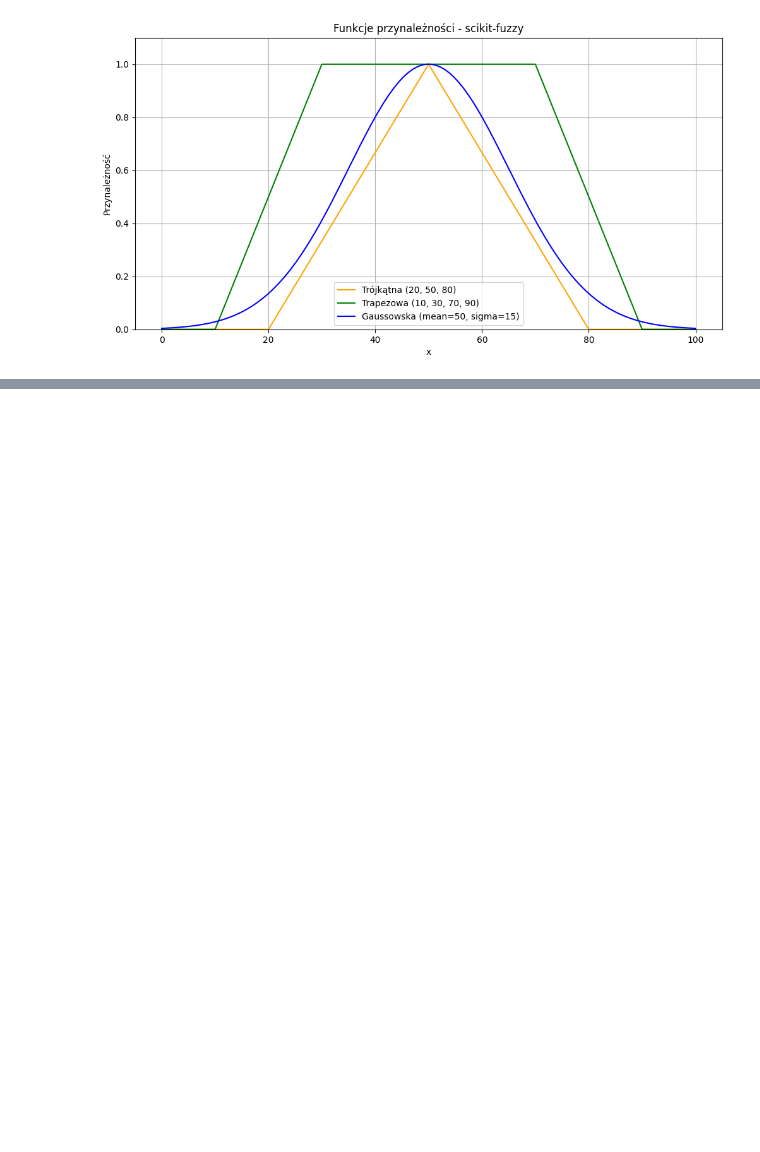
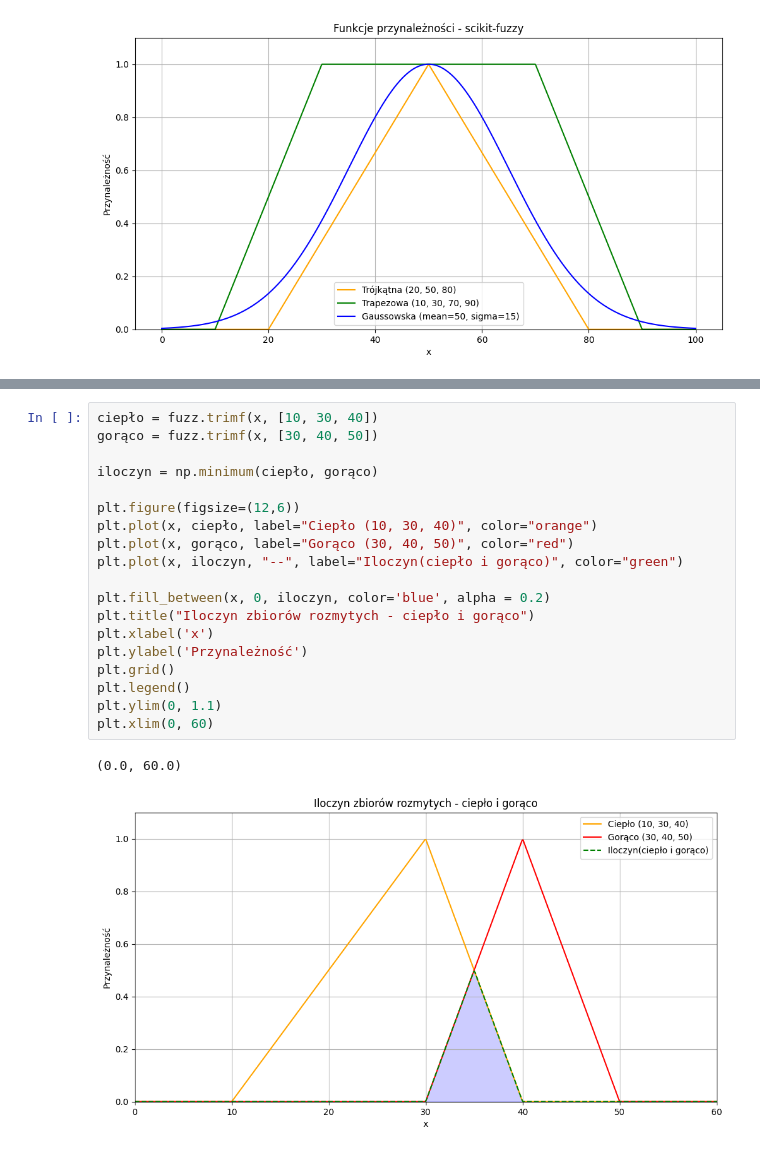
Before and after one commit to Glitch0110/AI-GiganciProgramowania, a Jupyter notebook: L18.ipynb, the cells around one changed output, grey strips where cells are left out. Cells and saved outputs as stored; diff of their text form; blank space fills up the shorter version.

```diff
--- a/L18.ipynb
+++ b/L18.ipynb
@@ -42,0 +66,22 @@ plt.show()
+# %%
+ciepło = fuzz.trimf(x, [10, 30, 40])
+gorąco = fuzz.trimf(x, [30, 40, 50])
+
+iloczyn = np.minimum(ciepło, gorąco)
+
+plt.figure(figsize=(12,6))
+plt.plot(x, ciepło, label="Ciepło (10, 30, 40)", color="orange")
+plt.plot(x, gorąco, label="Gorąco (30, 40, 50)", color="red")
+plt.plot(x, iloczyn, "--", label="Iloczyn(ciepło i gorąco)", color="green")
+
+plt.fill_between(x, 0, iloczyn, color='blue', alpha = 0.2)
+plt.title("Iloczyn zbiorów rozmytych - ciepło i gorąco")
+plt.xlabel('x')
+plt.ylabel('Przynależność')
+plt.grid()
+plt.legend()
+plt.ylim(0, 1.1)
+plt.xlim(0, 60)
+# %% [output]
+(0.0, 60.0)
+[figure, added]
```
Also changed, not shown: parts of 5 cells of this notebook.
